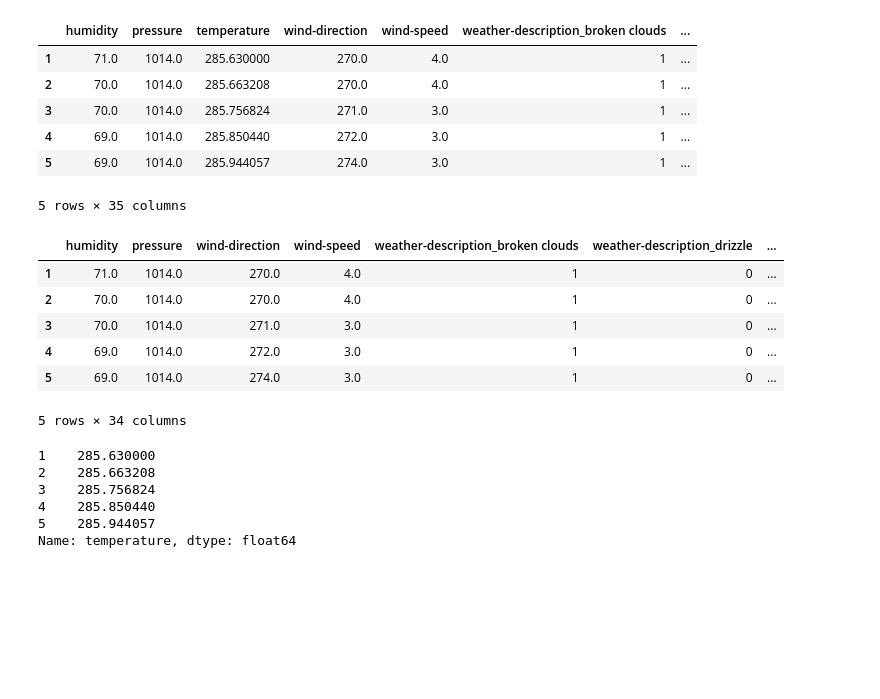
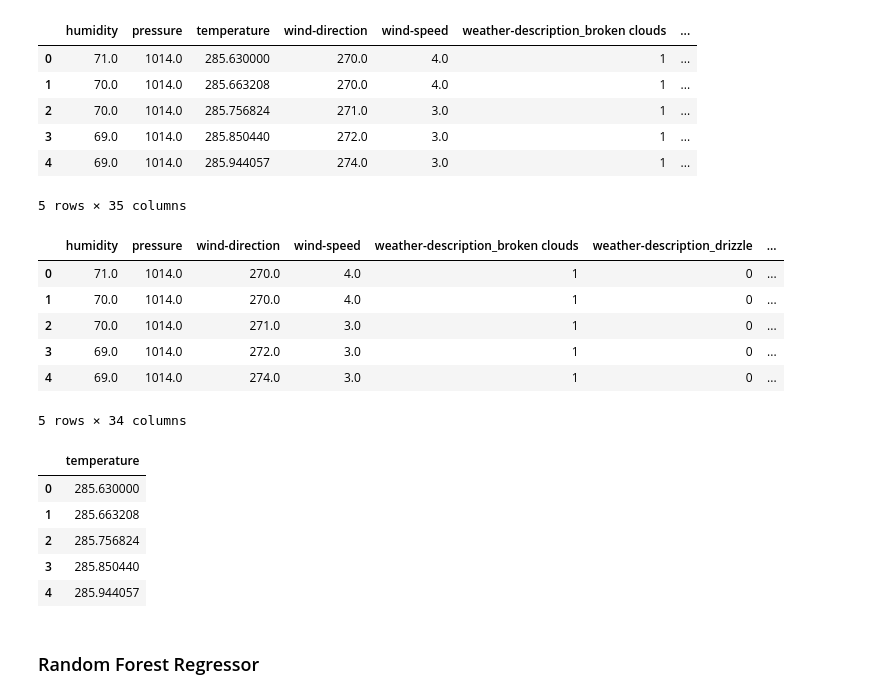
Before and after one commit to jarewa2/project_2, a Jupyter notebook: random_forest_model.ipynb, the cells around one changed output. Saved outputs shown, nothing was run; the diff lists cells and outputs as text; code cells hidden in the pictures; blank space fills up the shorter version.

```diff
--- a/random_forest_model.ipynb
+++ b/random_forest_model.ipynb
@@ -15,6 +16,7 @@ from sklearn.metrics import confusion_matrix, accuracy_score, classification_rep
 # %%
-file_path = Path("Philly_weather.csv")
-philly_df = pd.read_csv(file_path)
-philly_df.head()
+# read csv file into DataFrame
+file = Path("philly_weather.csv")
+df = pd.read_csv(file_path)
+df.head()
 # %% [output]
 |  | datetime | humidity | pressure | temperature | wind-direction | wind-speed | weather-description |
@@ -26,2 +28,4 @@ philly_df.head()
 # %%
-philly_df.dropna(inplace=True)
+# Drop "datetime" column
+df.drop("datetime", axis=1, inplace=True)
+df.head()
@@ -52,12 +39,12 @@ philly_df.head()
 # %%
-# Binary encoding using Pandas (single column)
-philly_binary_encoded = pd.get_dummies(philly_df, columns=["weather-description"])
-philly_binary_encoded.head()
+# Binary encode "weather-description" using Pandas (single column)
+encoded_df = pd.get_dummies(df)
+encoded_df.head()
 # %% [output]
 |  | humidity | pressure | temperature | wind-direction | wind-speed | weather-description_broken clouds | ... |
-| 1 | 71.0 | 1014.0 | 285.630000 | 270.0 | 4.0 | 1 | ... |
-| 2 | 70.0 | 1014.0 | 285.663208 | 270.0 | 4.0 | 1 | ... |
-| 3 | 70.0 | 1014.0 | 285.756824 | 271.0 | 3.0 | 1 | ... |
-| 4 | 69.0 | 1014.0 | 285.850440 | 272.0 | 3.0 | 1 | ... |
-| 5 | 69.0 | 1014.0 | 285.944057 | 274.0 | 3.0 | 1 | ... |
+| 0 | 71.0 | 1014.0 | 285.630000 | 270.0 | 4.0 | 1 | ... |
+| 1 | 70.0 | 1014.0 | 285.663208 | 270.0 | 4.0 | 1 | ... |
+| 2 | 70.0 | 1014.0 | 285.756824 | 271.0 | 3.0 | 1 | ... |
+| 3 | 69.0 | 1014.0 | 285.850440 | 272.0 | 3.0 | 1 | ... |
+| 4 | 69.0 | 1014.0 | 285.944057 | 274.0 | 3.0 | 1 | ... |
 5 rows × 35 columns
@@ -66,27 +51,26 @@ philly_binary_encoded.head()
 # %%
 # Define features set
-X = philly_binary_encoded.copy()
-X.drop(columns = "temperature", axis=1, inplace=True)
+X = encoded_df.drop(columns = "temperature")
 X.head()
 # %% [output]
 |  | humidity | pressure | wind-direction | wind-speed | weather-description_broken clouds | weather-description_drizzle | ... |
-| 1 | 71.0 | 1014.0 | 270.0 | 4.0 | 1 | 0 | ... |
-| 2 | 70.0 | 1014.0 | 270.0 | 4.0 | 1 | 0 | ... |
-| 3 | 70.0 | 1014.0 | 271.0 | 3.0 | 1 | 0 | ... |
-| 4 | 69.0 | 1014.0 | 272.0 | 3.0 | 1 | 0 | ... |
-| 5 | 69.0 | 1014.0 | 274.0 | 3.0 | 1 | 0 | ... |
+| 0 | 71.0 | 1014.0 | 270.0 | 4.0 | 1 | 0 | ... |
+| 1 | 70.0 | 1014.0 | 270.0 | 4.0 | 1 | 0 | ... |
+| 2 | 70.0 | 1014.0 | 271.0 | 3.0 | 1 | 0 | ... |
+| 3 | 69.0 | 1014.0 | 272.0 | 3.0 | 1 | 0 | ... |
+| 4 | 69.0 | 1014.0 | 274.0 | 3.0 | 1 | 0 | ... |
 5 rows × 34 columns
 # %%
 # Define target vector
-#y = philly_binary_encoded["temperature"].values.reshape(-1, 1)
-y = philly_binary_encoded["temperature"]
-y[:5]
+target = ["temperature"]
+y = df.loc[:, target].copy()
+y.head()
 # %% [output]
-1    285.630000
-2    285.663208
-3    285.756824
-4    285.850440
-5    285.944057
-Name: temperature, dtype: float64
+|  | temperature |
+| 0 | 285.630000 |
+| 1 | 285.663208 |
+| 2 | 285.756824 |
+| 3 | 285.850440 |
+| 4 | 285.944057 |
 # %%
 # Splitting into Train and Test sets
@@ -101,6 +85,8 @@ X_scaler = scaler.fit(X_train)
 # Scale the training data
 X_train_scaled = X_scaler.transform(X_train)
 X_test_scaled = X_scaler.transform(X_test)
+# %% [markdown]
+### Random Forest Regressor
 # %%
 # Create the random forest regressor instance
 rf_model = RandomForestRegressor(n_estimators=500, random_state=78)
```
Also changed, not shown: parts of 17 cells of this notebook, 9 other files.
